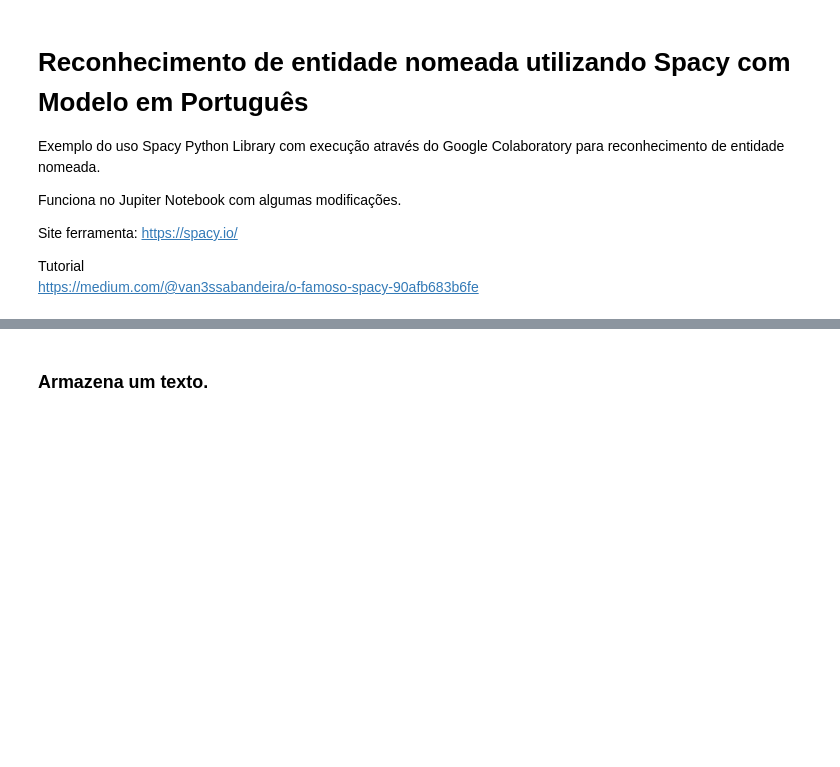
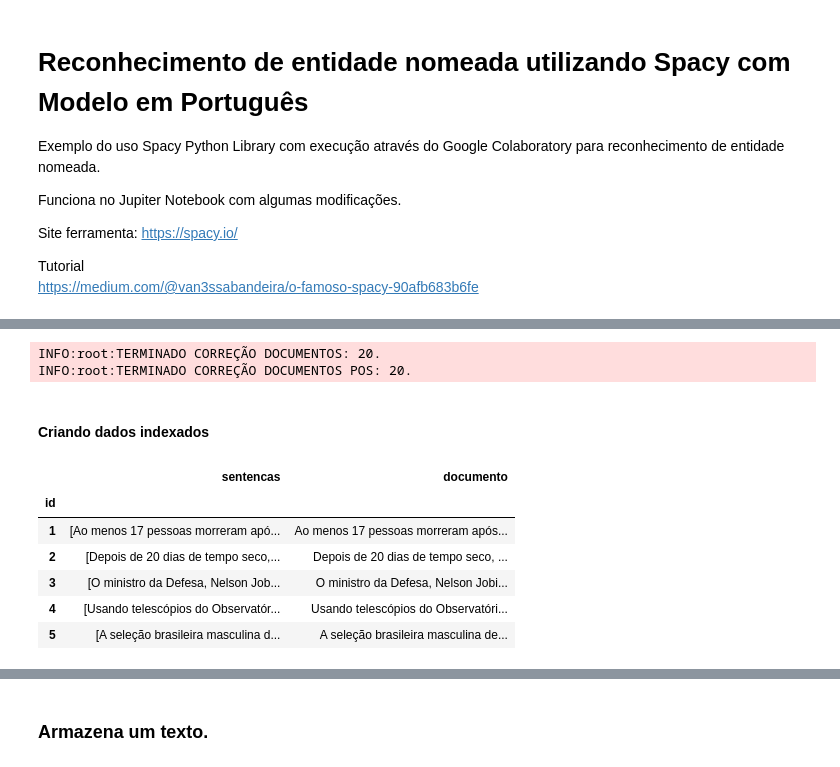
Before and after one commit to osmarbraz/sri, a Jupyter notebook: 4_NER_spaCy_v1.ipynb, the cells around one changed output, grey strips where cells are left out. Cells and saved outputs as stored; diff of their text form; code cells hidden in the pictures; blank space fills up the shorter version.

```diff
--- a/4_NER_spaCy_v1.ipynb
+++ b/4_NER_spaCy_v1.ipynb
@@ -129,0 +442,28 @@ documento = u"Estou bem, mas não tenho certeza se viajarei para São Paulo aman
+# %%
+# Import das bibliotecas.
+import ast # Biblioteca para conversão de string em lista
+
+# Verifica se o tipo da coluna não é list e converte
+df_dataset["sentencas"] = df_dataset["sentencas"].apply(lambda x: ast.literal_eval(x) if type(x)!=list else x)
+
+df_dataset_pos["pos_documento"] = df_dataset_pos["pos_documento"].apply(lambda x: ast.literal_eval(x) if type(x)!=list else x)
+
+logging.info("TERMINADO CORREÇÃO DOCUMENTOS: {}.".format(len(df_dataset)))
+logging.info("TERMINADO CORREÇÃO DOCUMENTOS POS: {}.".format(len(df_dataset_pos)))
+# %% [output]
+INFO:root:TERMINADO CORREÇÃO DOCUMENTOS: 20.
+INFO:root:TERMINADO CORREÇÃO DOCUMENTOS POS: 20.
+# %% [markdown]
+#### Criando dados indexados
+# %%
+# Expecifica o(s) campo(s) indexado(s) e faz uma cópia da lista indexada
+df_dataset_indexado = df_dataset.set_index(["id"])
+df_dataset_indexado.head()
+# %% [output]
+|  | sentencas | documento |
+| id |  |  |
+| 1 | [Ao menos 17 pessoas morreram apó... | Ao menos 17 pessoas morreram após... |
+| 2 | [Depois de 20 dias de tempo seco,... | Depois de 20 dias de tempo seco, ... |
+| 3 | [O ministro da Defesa, Nelson Job... | O ministro da Defesa, Nelson Jobi... |
+| 4 | [Usando telescópios do Observatór... | Usando telescópios do Observatóri... |
+| 5 | [A seleção brasileira masculina d... | A seleção brasileira masculina de... |
```
Also changed, not shown: parts of 98 cells of this notebook.
